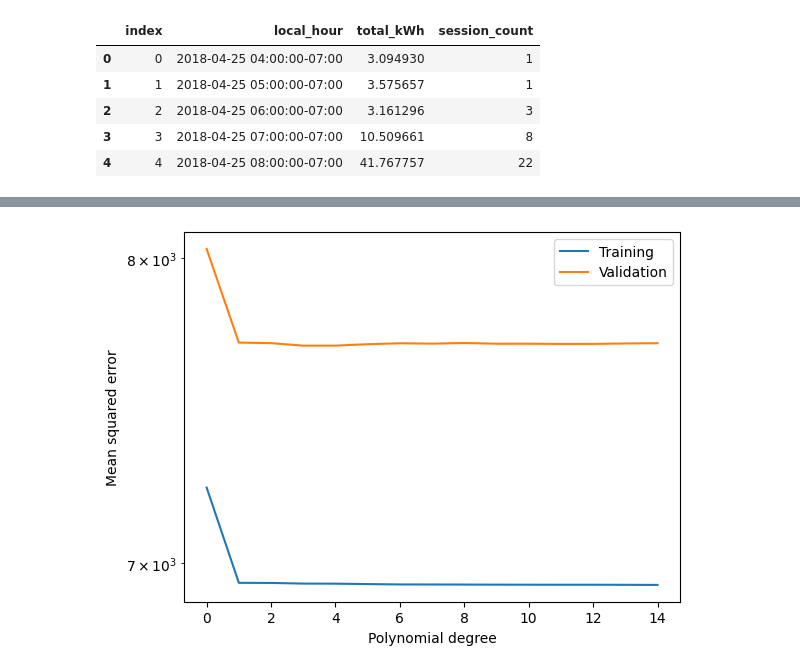
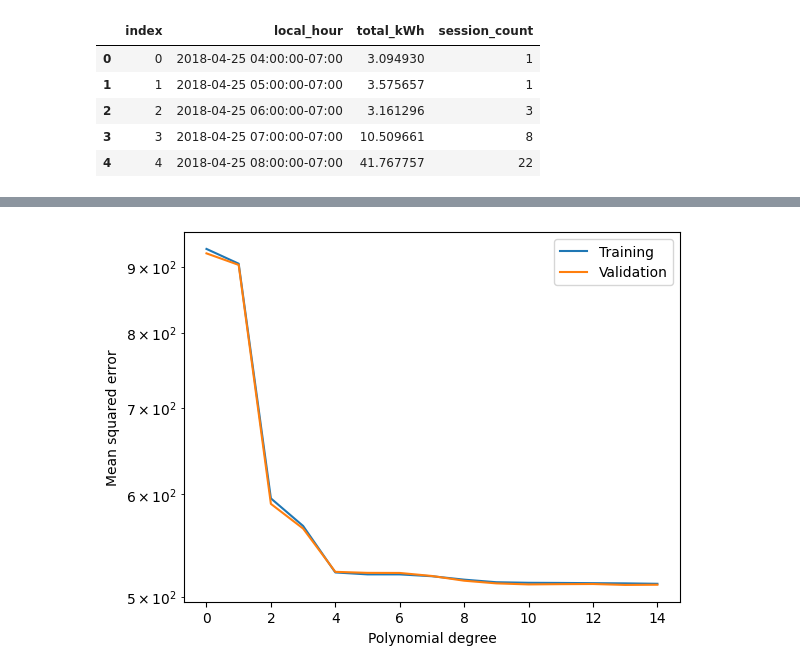
Before and after one commit to Amocon/A-Team_AA-Team-Assignment_2024, a Jupyter notebook: aa_team_assignment/utilization_prediction.ipynb, the cells around one changed output, grey strips where cells are left out. Cells and saved outputs as stored; diff of their text form; code cells hidden in the pictures.

Commit message:
Changed target in regression model to session_count

```diff
--- a/aa_team_assignment/utilization_prediction.ipynb
+++ b/aa_team_assignment/utilization_prediction.ipynb
@@ -152,9 +95,12 @@ We have merged and cleaned the data. Now we have to prepare it for the machine l
 # %%
 model_df = merged_df.copy()
 # %%
+# Calculate time related features
 model_df["hour"] = model_df["local_hour"].dt.hour
 model_df['is_weekend'] = model_df['local_hour'].dt.weekday >= 5
 model_df["season"] = model_df["local_hour"].apply(get_season)
+model_df["weekday"] = model_df["local_hour"].dt.weekday
+model_df["month"] = model_df["local_hour"].dt.month
 # %%
 # Drop columns that are not needed for the model
-model_df = model_df.drop(columns=["index", 'timestamp', 'rounded_timestamp', "city", "felt_temperature", "precipitation", "local_hour"])
+model_df = model_df.drop(columns=["index", 'timestamp', 'rounded_timestamp', "city", "felt_temperature", "local_hour"])
@@ -160,0 +130,9 @@ model_df = model_df.drop(columns=["index", 'timestamp', 'rounded_timestamp', "ci
+# %%
+# Merge the "/ Windy" columns with the corresponding columns
+model_df['cloud_cover_description'] = model_df['cloud_cover_description'].str.split(' / Windy').str[0]
+
+# Keep the most frequent categories and merge the rest into "Other"
+threshold = 100
+model_df.loc[model_df["cloud_cover_description"].value_counts()[model_df["cloud_cover_description"]].values < threshold, "cloud_cover_description"] = "Other"
+
+model_df["cloud_cover_description"].value_counts()
@@ -181,11 +169,4 @@ model_df.head()
-# %%
-# Should be looked at closer in the kpi measurement
-
-# remove negative total_kWh values
-model_df = model_df[model_df['total_kWh'] >= 0]
-# remove infinite total_kWh values
-model_df = model_df[model_df['total_kWh'] != np.inf]
 # %%
-compare_poly(model_df, 'temperature', 'total_kWh', 15)
+compare_poly(model_df, 'hour', 'session_count', 15)
 # %% [output]
-[figure, old version]
+[figure, new version]
```
Also changed, not shown: parts of 24 cells of this notebook.
